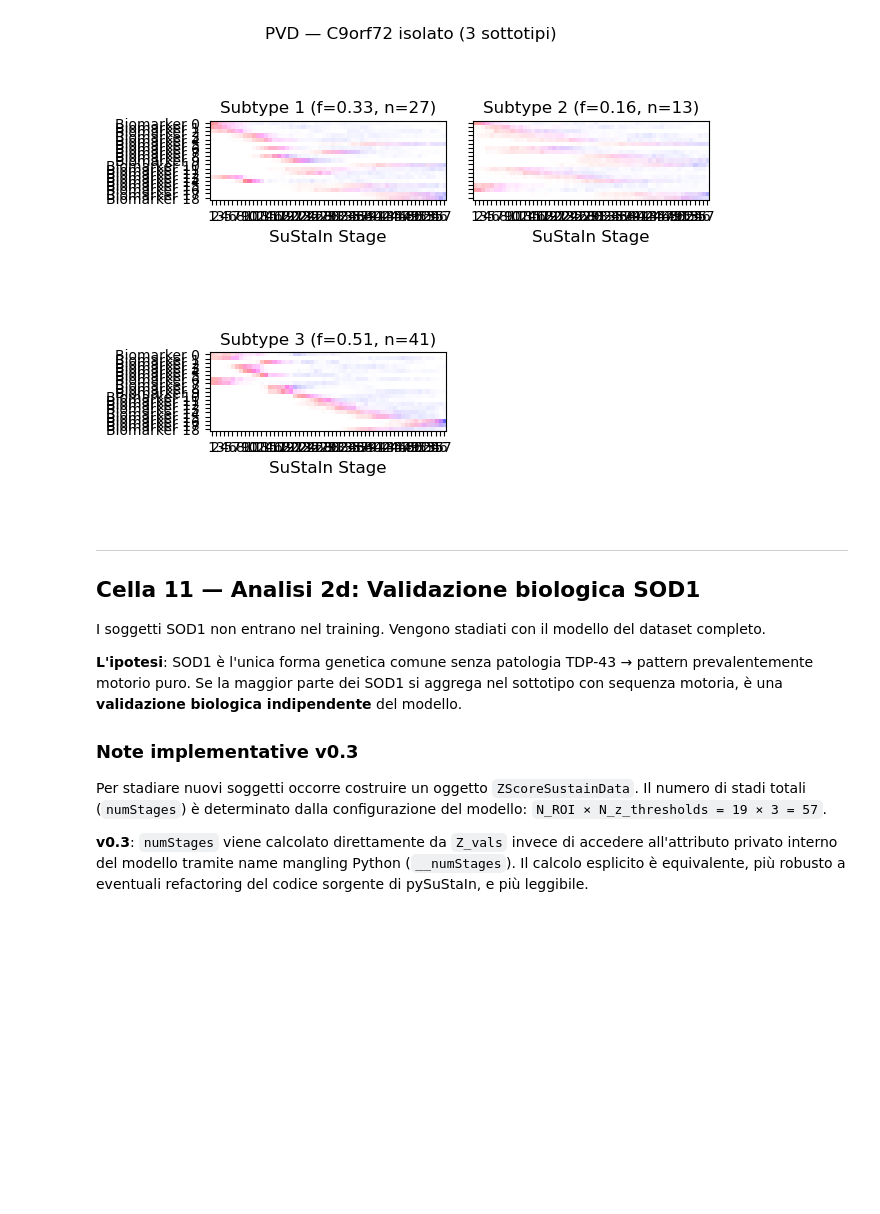
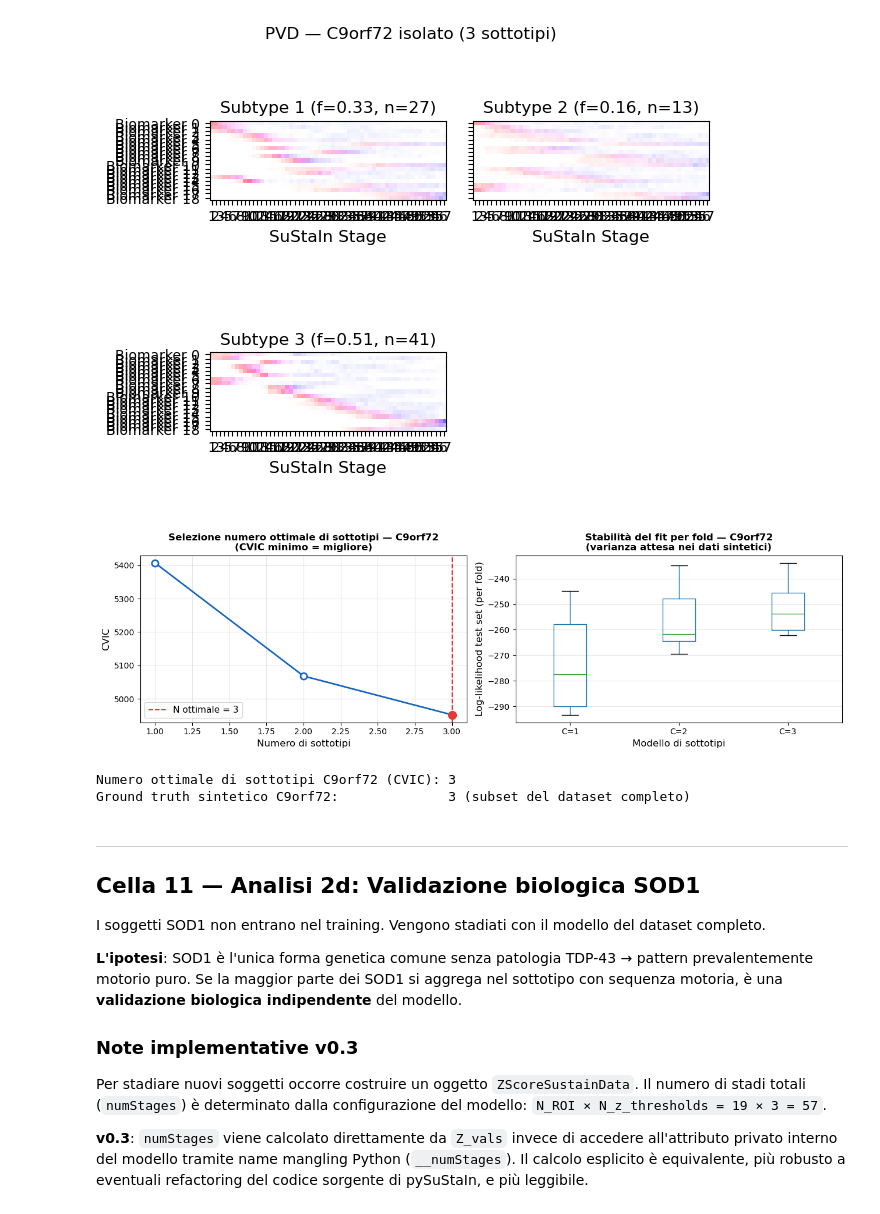
Before and after one commit to fedele93/sustainpetsla, a Jupyter notebook: Vesione 0.3 SuStaIn_ALS_FDG_template.ipynb, the cells around one changed output. Drawn from its saved outputs; the diff is of its cells as text; code cells hidden in the pictures; blank space fills up the shorter version.

```diff
--- a/Vesione 0.3 SuStaIn_ALS_FDG_template.ipynb
+++ b/Vesione 0.3 SuStaIn_ALS_FDG_template.ipynb
@@ -1183,6 +1273,54 @@ Loading output_sustain_c9/pickle_files/C9orf72_FDG_synthetic_fold3_subtype2.pick
 
 Numero ottimale sottotipi C9orf72: 3
 [figure]
+# %%
+# ==============================================================
+# CVIC — C9orf72 isolato
+# (analogo al grafico CVIC del modello completo)
+# ==============================================================
+
+N_S_max_c9 = 3
+n_subtypes_range_c9 = np.arange(1, N_S_max_c9 + 1)
+
+fig, axes = plt.subplots(1, 2, figsize=(13, 4))
+
+# Pannello 1: CVIC
+ax = axes[0]
+ax.plot(n_subtypes_range_c9, CVIC_c9, 'o-', color='#1565C0', linewidth=2,
+        markersize=8, markerfacecolor='white', markeredgewidth=2)
+ax.axvline(optimal_n_c9, color='#E53935', linestyle='--', linewidth=1.5,
+           label=f'N ottimale = {optimal_n_c9}')
+ax.scatter([optimal_n_c9], [CVIC_c9[optimal_n_c9 - 1]], color='#E53935', s=100, zorder=5)
+ax.set_xlabel('Numero di sottotipi', fontsize=12)
+ax.set_ylabel('CVIC', fontsize=12)
+ax.set_title('Selezione numero ottimale di sottotipi — C9orf72\n(CVIC minimo = migliore)',
+             fontsize=12, fontweight='bold')
+ax.legend(fontsize=11)
+ax.grid(True, alpha=0.3)
+
+# Pannello 2: boxplot log-likelihood per fold
+ax = axes[1]
+df_loglike_c9 = pd.DataFrame(
+    data=loglike_matrix_c9,
+    columns=[f'C={i+1}' for i in range(N_S_max_c9)]
+)
+df_loglike_c9.boxplot(ax=ax, grid=False)
+ax.set_xlabel('Modello di sottotipi', fontsize=12)
+ax.set_ylabel('Log-likelihood test set (per fold)', fontsize=12)
+ax.set_title('Stabilità del fit per fold — C9orf72\n(varianza attesa nei dati sintetici)',
+             fontsize=12, fontweight='bold')
+ax.grid(True, alpha=0.3, axis='y')
+
+plt.tight_layout()
+plt.savefig('output_sustain_c9/fig_cvic_c9.png', dpi=150, bbox_inches='tight')
+plt.show()
+
+print(f'\nNumero ottimale di sottotipi C9orf72 (CVIC): {optimal_n_c9}')
+print(f'Ground truth sintetico C9orf72:              3 (subset del dataset completo)')
+# %% [output]
+[figure, added]
+Numero ottimale di sottotipi C9orf72 (CVIC): 3
+Ground truth sintetico C9orf72:              3 (subset del dataset completo)
 # %% [markdown]
 ---
 ## Cella 11 — Analisi 2d: Validazione biologica SOD1
```
Also changed, not shown: parts of 13 cells of this notebook.
